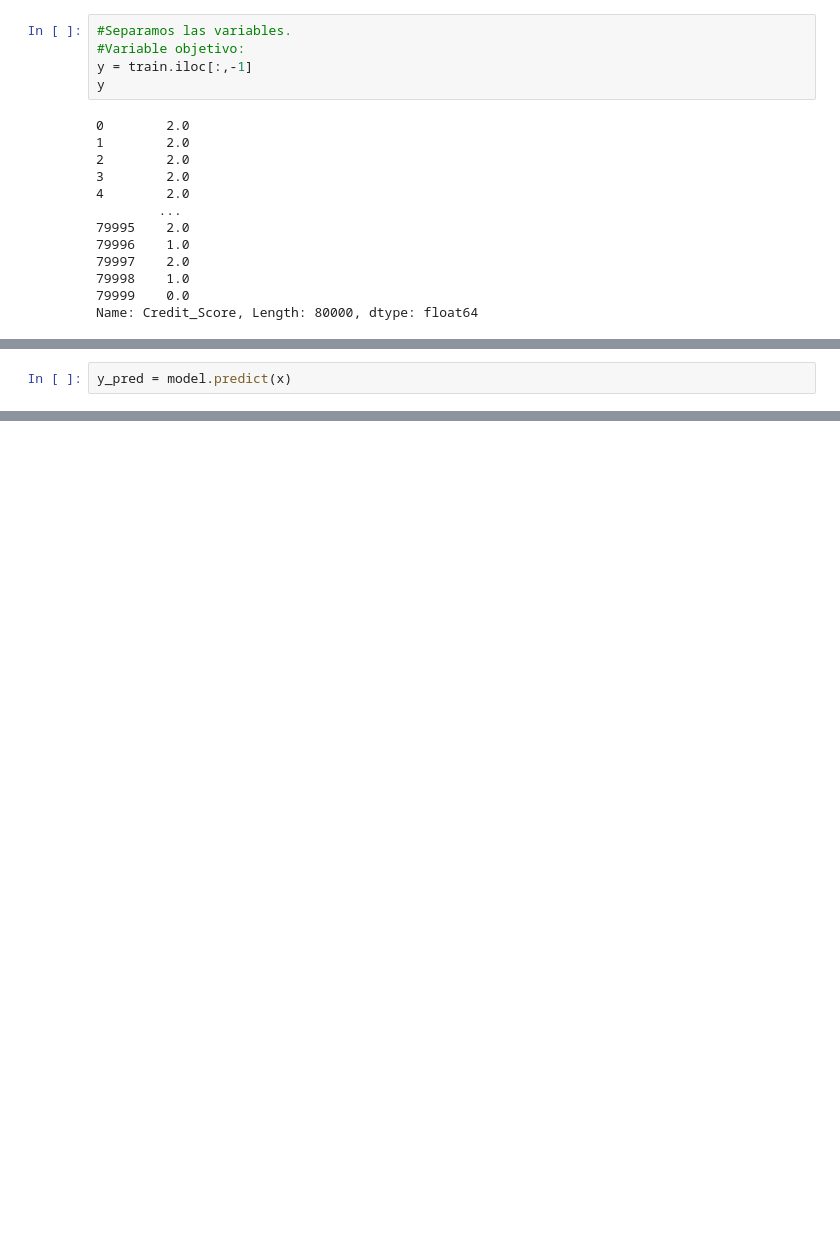
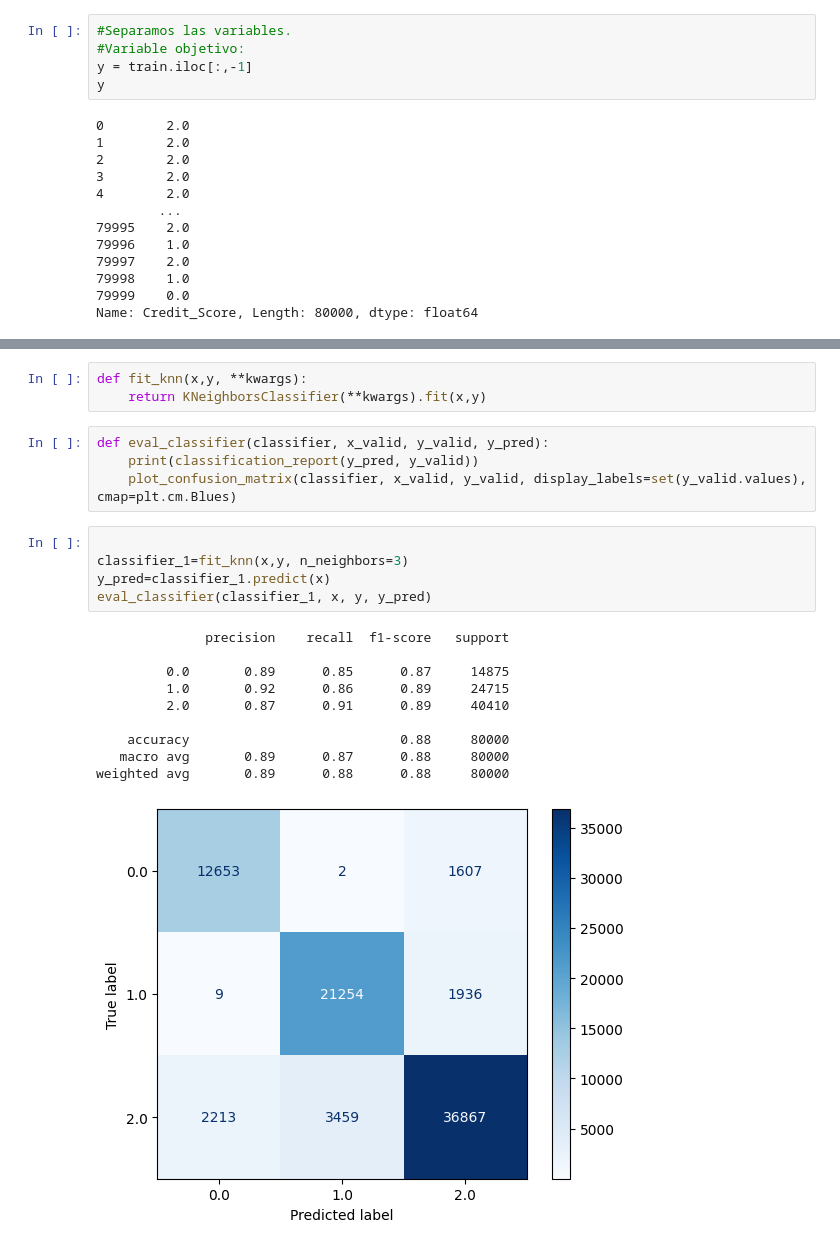
Before and after one commit to claradelatorre/Test2ML-Classifier, a Jupyter notebook: practica2ML.ipynb, the cells around one changed output, grey strips where cells are left out. Saved outputs shown, nothing was run; the diff lists cells and outputs as text; blank space fills up the shorter version.

```diff
--- a/practica2ML.ipynb
+++ b/practica2ML.ipynb
@@ -132,2 +118,0 @@ Train Score:  1.0
-# %%
-y_pred = model.predict(x)
@@ -145,0 +167,23 @@ weighted avg       1.00      1.00      1.00     80000
+# %%
+def fit_knn(x,y, **kwargs):
+    return KNeighborsClassifier(**kwargs).fit(x,y)
+# %%
+def eval_classifier(classifier, x_valid, y_valid, y_pred):
+    print(classification_report(y_pred, y_valid))
+    plot_confusion_matrix(classifier, x_valid, y_valid, display_labels=set(y_valid.values), cmap=plt.cm.Blues)
+# %%
+
+classifier_1=fit_knn(x,y, n_neighbors=3)
+y_pred=classifier_1.predict(x)
+eval_classifier(classifier_1, x, y, y_pred)
+# %% [output]
+              precision    recall  f1-score   support
+
+         0.0       0.89      0.85      0.87     14875
+         1.0       0.92      0.86      0.89     24715
+         2.0       0.87      0.91      0.89     40410
+
+    accuracy                           0.88     80000
+   macro avg       0.89      0.87      0.88     80000
+weighted avg       0.89      0.88      0.88     80000
+[figure, added]
```
Also changed, not shown: parts of 17 cells of this notebook.
